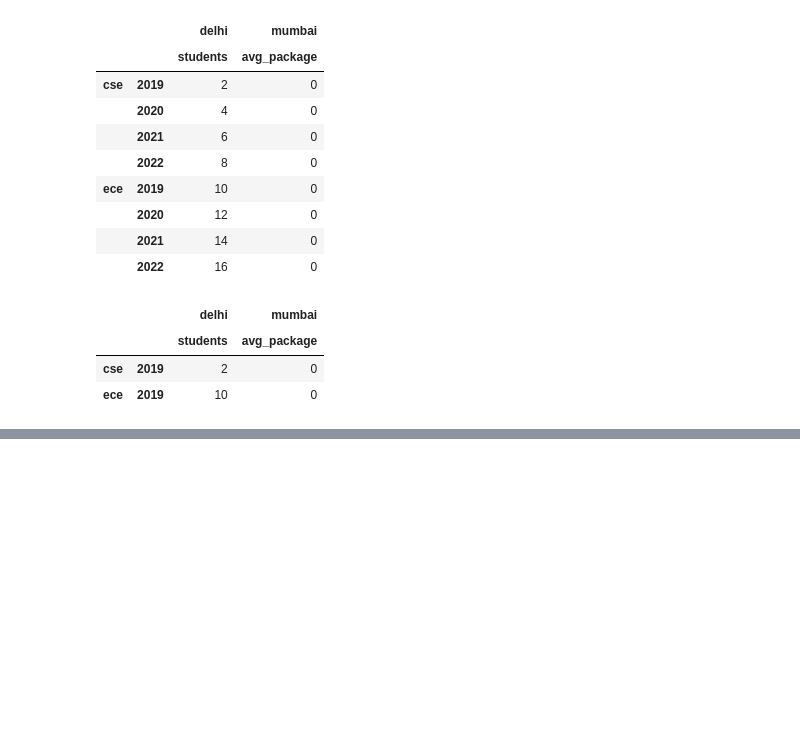
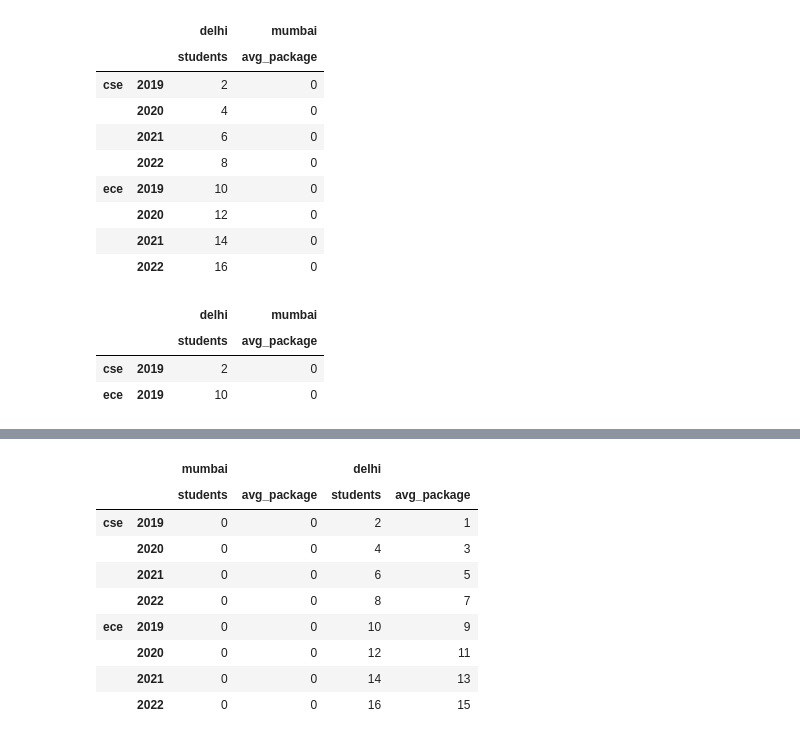
Before and after one commit to XionVolt/Ai-Ml, a Jupyter notebook: Programming/Pandas/08_MultiIndexSeriesAndDataframes.ipynb, the cells around one changed output, grey strips where cells are left out. Cells and saved outputs as stored; diff of their text form; code cells hidden in the pictures; blank space fills up the shorter version.

```diff
--- a/Programming/Pandas/08_MultiIndexSeriesAndDataframes.ipynb
+++ b/Programming/Pandas/08_MultiIndexSeriesAndDataframes.ipynb
@@ -562,0 +607,14 @@ branch_df5.iloc[:5:4,1:3] # with fancy indexing `branch_df5.iloc[[0,4],[1,2]]`
+# %%
+# sorting columns (sort on all columns)
+branch_df5.sort_index(axis=1,ascending=False)
+# %% [output]
+|  |  | mumbai |  | delhi |  |
+|  |  | students | avg_package | students | avg_package |
+| cse | 2019 | 0 | 0 | 2 | 1 |
+|  | 2020 | 0 | 0 | 4 | 3 |
+|  | 2021 | 0 | 0 | 6 | 5 |
+|  | 2022 | 0 | 0 | 8 | 7 |
+| ece | 2019 | 0 | 0 | 10 | 9 |
+|  | 2020 | 0 | 0 | 12 | 11 |
+|  | 2021 | 0 | 0 | 14 | 13 |
+|  | 2022 | 0 | 0 | 16 | 15 |
```
Also changed, not shown: parts of 26 cells of this notebook, 1 other file.
